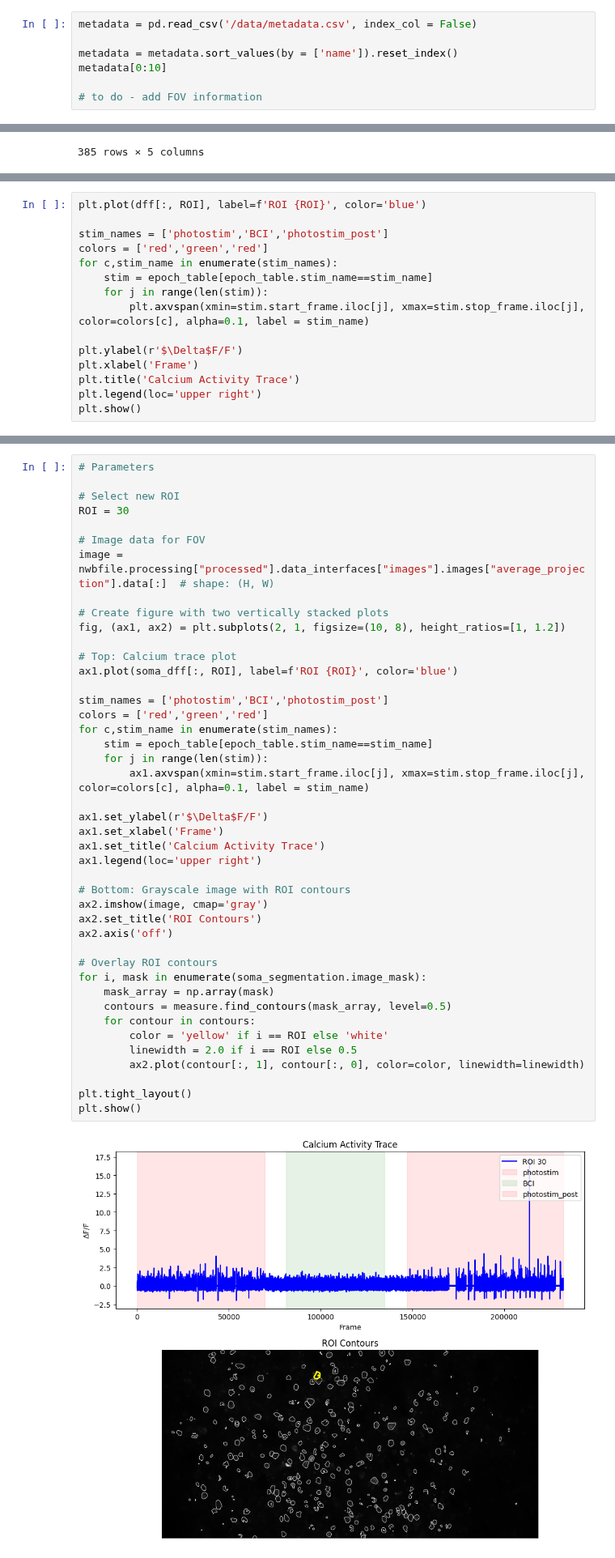
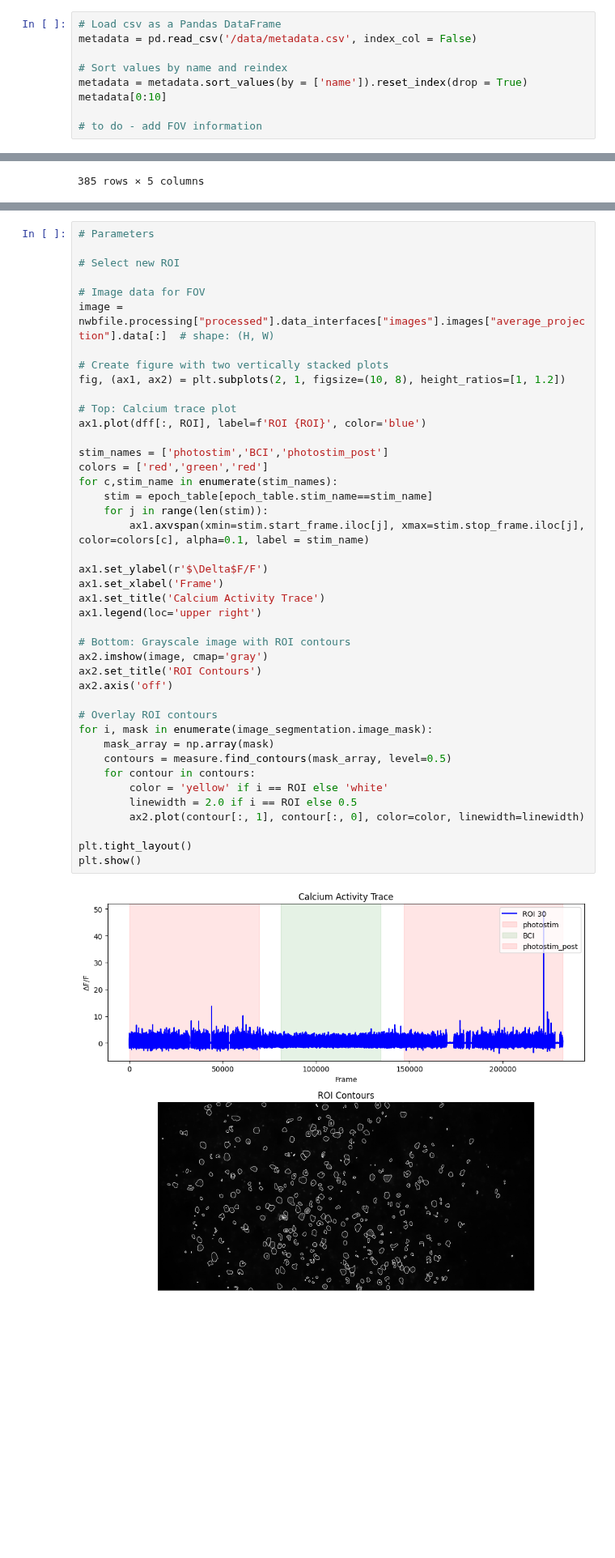
Before and after one commit to AllenNeuralDynamics/AIND-CNC-BCI-Workshop, a Jupyter notebook: code/load_data.ipynb, the cells around one changed output, grey strips where cells are left out. Shown at 81% size. Saved outputs shown, nothing was run; the diff lists cells and outputs as text; blank space fills up the shorter version.

```diff
--- a/code/load_data.ipynb
+++ b/code/load_data.ipynb
@@ -38,7 +52,9 @@ from generate_epoch_table import generate_epoch_table
 # %%
+# Load csv as a Pandas DataFrame
 metadata = pd.read_csv('/data/metadata.csv', index_col = False)
 
-metadata = metadata.sort_values(by = ['name']).reset_index()
+# Sort values by name and reindex
+metadata = metadata.sort_values(by = ['name']).reset_index(drop = True)
 metadata[0:10]
 
 # to do - add FOV information
@@ -403,17 +394,2 @@ We can combine information from the soma_segmentation table to identify where th
 
 Another piece of data we'll load is the max projection image of the field of view. We'll overlay the ROI masks on top of this image. This is found in the processing container of the NWB.
-# %%
-plt.plot(dff[:, ROI], label=f'ROI {ROI}', color='blue')
-
-stim_names = ['photostim','BCI','photostim_post']
-colors = ['red','green','red']
-for c,stim_name in enumerate(stim_names):
-    stim = epoch_table[epoch_table.stim_name==stim_name]
-    for j in range(len(stim)):
-        plt.axvspan(xmin=stim.start_frame.iloc[j], xmax=stim.stop_frame.iloc[j], color=colors[c], alpha=0.1, label = stim_name)
-
-plt.ylabel(r'$\Delta$F/F')
-plt.xlabel('Frame')
-plt.title('Calcium Activity Trace')
-plt.legend(loc='upper right')
-plt.show()
@@ -423,7 +397,6 @@ plt.show()
 # Parameters
 
 # Select new ROI
-ROI = 30
 
 # Image data for FOV
 image = nwbfile.processing["processed"].data_interfaces["images"].images["average_projection"].data[:]  # shape: (H, W)
@@ -432,35 +405,35 @@ image = nwbfile.processing["processed"].data_interfaces["images"].images["averag
 fig, (ax1, ax2) = plt.subplots(2, 1, figsize=(10, 8), height_ratios=[1, 1.2])
 
 # Top: Calcium trace plot
-ax1.plot(soma_dff[:, ROI], label=f'ROI {ROI}', color='blue')
+ax1.plot(dff[:, ROI], label=f'ROI {ROI}', color='blue')
 
 stim_names = ['photostim','BCI','photostim_post']
 colors = ['red','green','red']
 for c,stim_name in enumerate(stim_names):
     stim = epoch_table[epoch_table.stim_name==stim_name]
     for j in range(len(stim)):
         ax1.axvspan(xmin=stim.start_frame.iloc[j], xmax=stim.stop_frame.iloc[j], color=colors[c], alpha=0.1, label = stim_name)
 
 ax1.set_ylabel(r'$\Delta$F/F')
 ax1.set_xlabel('Frame')
 ax1.set_title('Calcium Activity Trace')
 ax1.legend(loc='upper right')
 
 # Bottom: Grayscale image with ROI contours
 ax2.imshow(image, cmap='gray')
 ax2.set_title('ROI Contours')
 ax2.axis('off')
 
 # Overlay ROI contours
-for i, mask in enumerate(soma_segmentation.image_mask):
+for i, mask in enumerate(image_segmentation.image_mask):
     mask_array = np.array(mask)
     contours = measure.find_contours(mask_array, level=0.5)
     for contour in contours:
         color = 'yellow' if i == ROI else 'white'
         linewidth = 2.0 if i == ROI else 0.5
         ax2.plot(contour[:, 1], contour[:, 0], color=color, linewidth=linewidth)
 
 plt.tight_layout()
 plt.show()
 # %% [output]
-[figure, old version]
+[figure, new version]
```
Also changed, not shown: parts of 40 cells of this notebook, 1 other file.
